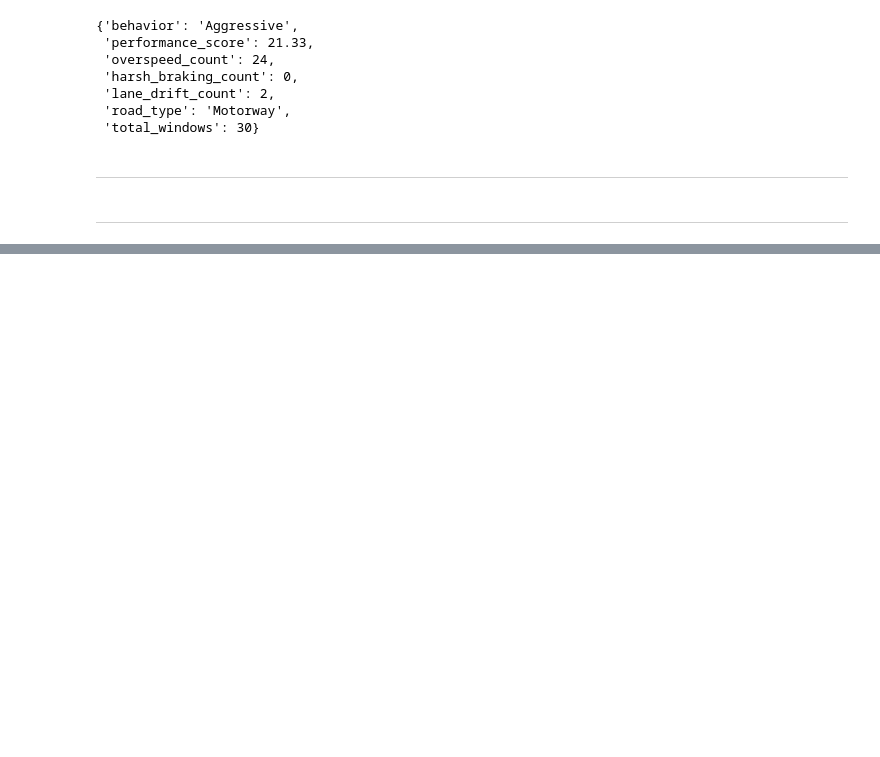
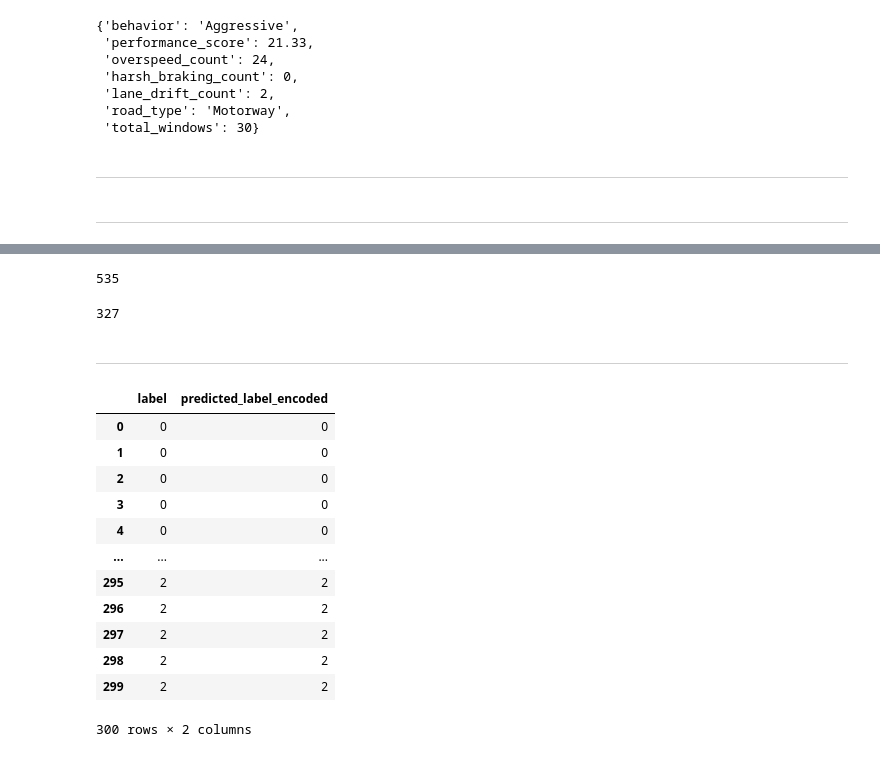
Before and after one commit to Lornatt88/DriveIQ, a Jupyter notebook: ml-model/notebooks/04_knn_alerts_performance_feedback_V2.ipynb, the cells around one changed output, grey strips where cells are left out. Drawn from its saved outputs; the diff is of its cells as text; code cells hidden in the pictures; blank space fills up the shorter version.

```diff
--- a/ml-model/notebooks/04_knn_alerts_performance_feedback_V2.ipynb
+++ b/ml-model/notebooks/04_knn_alerts_performance_feedback_V2.ipynb
@@ -343,8 +343,9 @@ This is the logic:
 If knn_distance > threshold → abnormal
 Else → no alert
 # %%
-def motor_alert(row, threshold):
-    if row["knn_distance"] <= threshold:
+def motor_alert(row):
+
+    if pd.isna(row["cluster_label"]):
         return "No alert"
 
     return row["cluster_label"]
@@ -360,10 +368,9 @@ secondary_df.loc[secondary_abnormal.index, "cluster"] = secondary_abnormal["clus
 secondary_df["cluster_label"] = secondary_df["cluster"].map(secondary_cluster_labels)
 # %%
 motor_df["alert"] = motor_df.apply(
-    lambda row: motor_alert(row, motor_threshold),
+    motor_alert,
     axis=1
 )
-
 motor_df[["knn_distance", "cluster_label", "alert"]].head(10)
 # %% [output]
 |  | knn_distance | cluster_label | alert |
@@ -923,0 +963,32 @@ session_payload
+# %%
+len(motor_df)
+# %% [output]
+535
+# %%
+len(secondary_df)
+# %% [output]
+327
+# %% [markdown]
+-----------------------------------------------------------------------------------------------------------------------------------------------
+# %%
+motor_pred_df = pd.read_csv("motor_predictions_all_windows.csv")
+secondary_pred_df = pd.read_csv("secondary_predictions_all_windows.csv")
+# %%
+motor_df["predicted_label_encoded"] = motor_pred_df["predicted_label_encoded"]
+secondary_df["predicted_label_encoded"] = secondary_pred_df["predicted_label_encoded"]
+# %%
+motor_df[["label", "predicted_label_encoded"]].head(300)
+# %% [output]
+|  | label | predicted_label_encoded |
+| 0 | 0 | 0 |
+| 1 | 0 | 0 |
+| 2 | 0 | 0 |
+| 3 | 0 | 0 |
+| 4 | 0 | 0 |
+| ... | ... | ... |
+| 295 | 2 | 2 |
+| 296 | 2 | 2 |
+| 297 | 2 | 2 |
+| 298 | 2 | 2 |
+| 299 | 2 | 2 |
+300 rows × 2 columns
```
Also changed, not shown: parts of 19 cells of this notebook.
